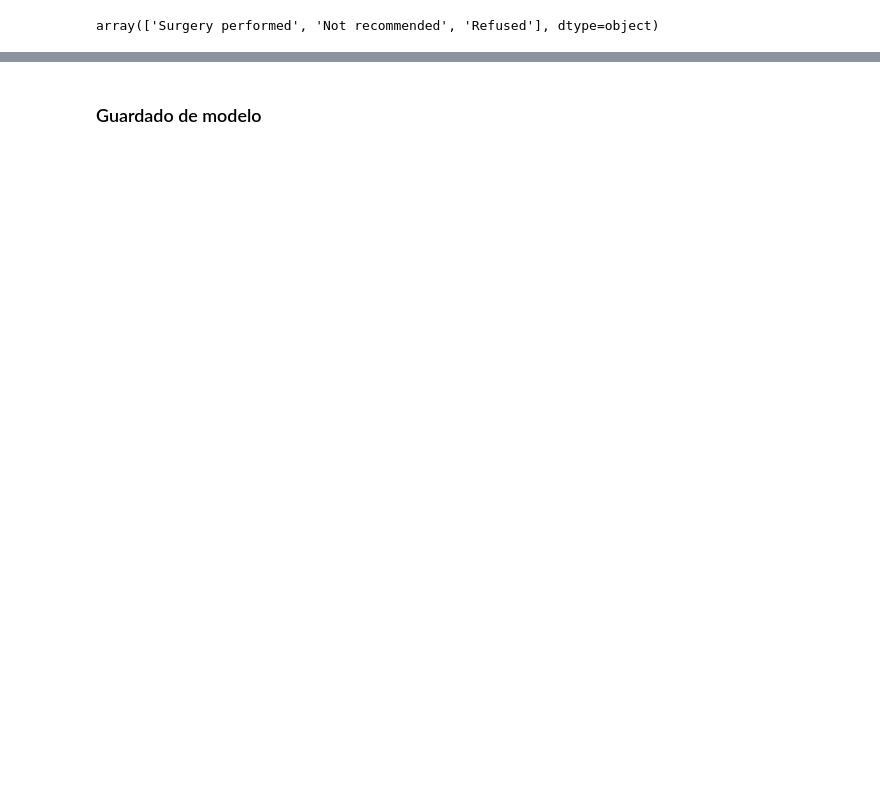
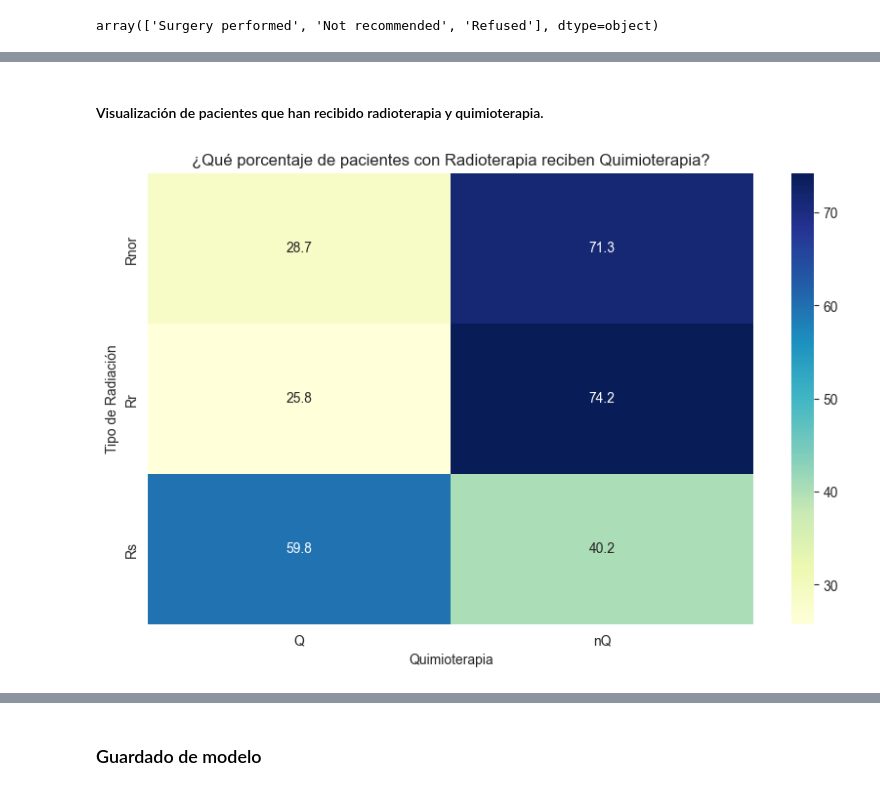
Before and after one commit to carlos-villa-restrepo/lung-cancer-prediction-xgboost, a Jupyter notebook: notebooks/betania_EDA_3.ipynb, the cells around one changed output, grey strips where cells are left out. Cells and saved outputs as stored; diff of their text form; code cells hidden in the pictures; blank space fills up the shorter version.

```diff
--- a/notebooks/betania_EDA_3.ipynb
+++ b/notebooks/betania_EDA_3.ipynb
@@ -1043,8 +1049,9 @@ array([1, 4, 2, 3])
 # %% [markdown]
 Al unificar estas variables no hacen falta conservar por separado cada una de allas.
 # %%
-# 1. Definimos las columnas que se eliminaran
+# columnas que se eliminaran
 
-#df=df.drop(['Derived EOD 2018 Stage Group Recode (2018+)',
-#        'Derived AJCC Stage Group, 7th ed (2010-2015)',
-#        '7th Edition Stage Group Recode (2016-2017)'], axis=1, inplace=True)
+df = df.drop(columns=['Combined Summary Stage with Expanded Regional Codes (2004+)',
+                      'Derived EOD 2018 Stage Group Recode (2018+)',
+                      'Derived AJCC Stage Group, 7th ed (2010-2015)',
+                      '7th Edition Stage Group Recode (2016-2017)'])
@@ -1110,10 +1131,10 @@ mapping = {
     'Unknown': '9', '9': '9'
 }
 
-# 2. Aplicamos el mapeo
+# Aplica el mapeo
 # Usamos .map() pero SIN .fillna(9).
 df['grade_clinical'] = df['grade_clinical'].map(mapping)
-#df['grade_clinical'] = pd.to_numeric(df['grade_clinical'])
+df['grade_clinical'] = pd.to_numeric(df['grade_clinical'])
 # %%
 df["grade_clinical"].value_counts()
 # %% [output]
@@ -1125,5 +1146,5 @@ grade_clinical
 4      6814
 Name: count, dtype: int64
 # %%
-#df=df[df['grade_clinical'] != 9]
+df = df[df['grade_clinical'] != 9]
 # %%
@@ -1241,0 +1273,14 @@ df['tratamiento'] = df['surg_yesno'] + " + " + df['chemo_yesno'] + " + " + df['r
+# %% [markdown]
+#### Visualización de pacientes que han recibido radioterapia y quimioterapia.
+# %%
+# Tabla de frecuencias
+tabla_relacion = pd.crosstab(df['rad_yesno'], df['chemo_yesno'], normalize='index') * 100
+
+plt.figure(figsize=(10, 6))
+sns.heatmap(tabla_relacion, annot=True, cmap="YlGnBu", fmt=".1f")
+plt.title('¿Qué porcentaje de pacientes con Radioterapia reciben Quimioterapia?')
+plt.xlabel('Quimioterapia')
+plt.ylabel('Tipo de Radiación')
+plt.show()
+# %% [output]
+[figure, added]
```
Also changed, not shown: parts of 37 cells of this notebook.
